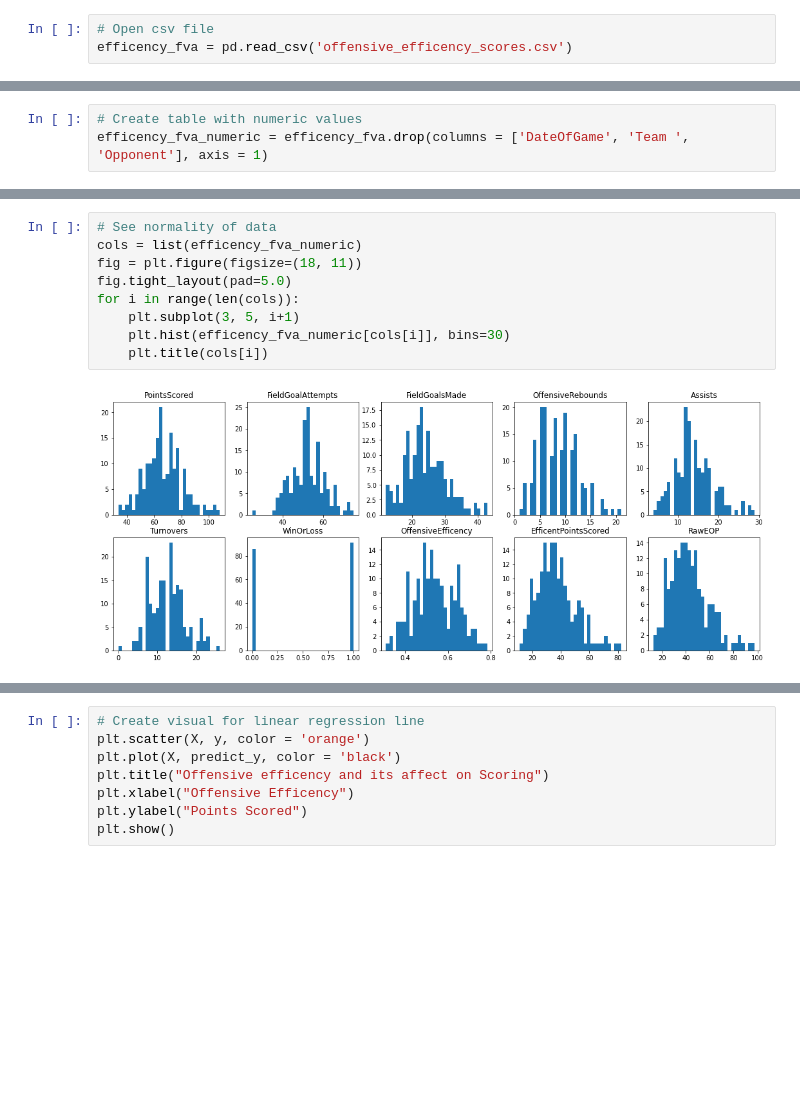
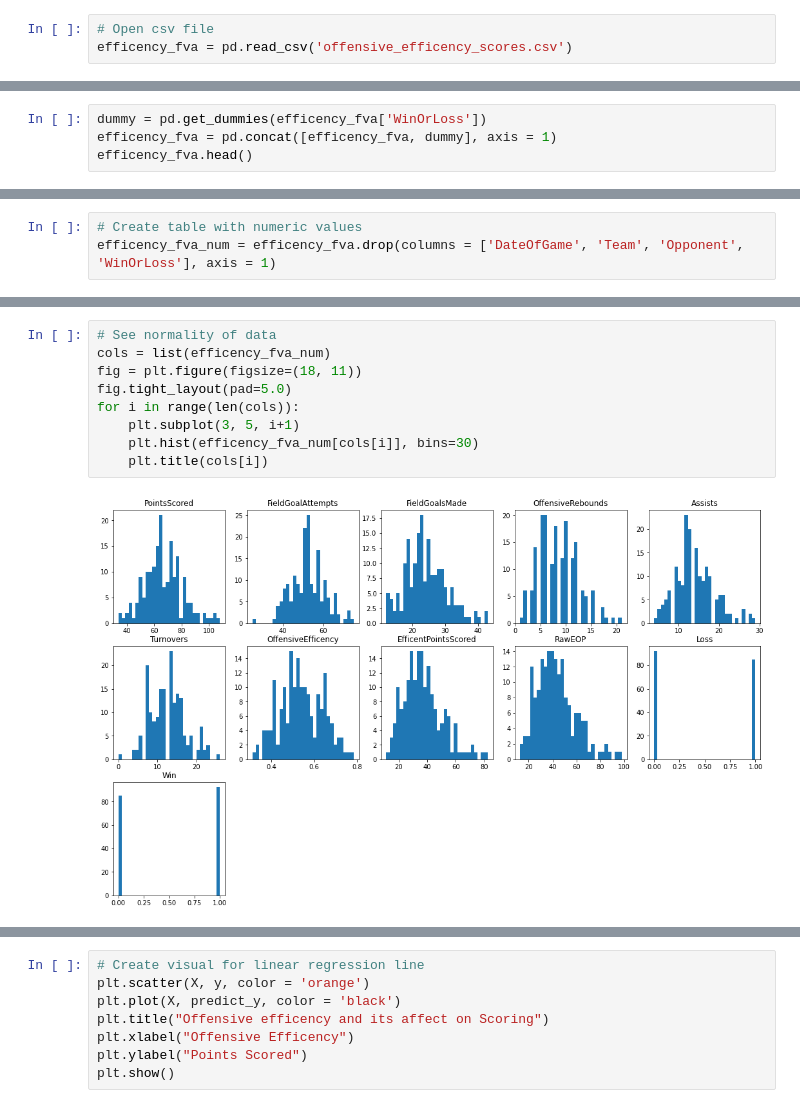
Before and after one commit to jreckin/FunAnalyticalStuff, a Jupyter notebook: offensive_efficency.ipynb, the cells around one changed output, grey strips where cells are left out. Saved outputs shown, nothing was run; the diff lists cells and outputs as text; blank space fills up the shorter version.

```diff
--- a/offensive_efficency.ipynb
+++ b/offensive_efficency.ipynb
@@ -19,3 +19,7 @@ efficency_fva.head()
 | 2 | 12/8/2020 | Kaukauna | Appleton East | 86 | 56 | 27 | 6 | ... |
 | 3 | 12/11/2020 | Kaukauna | Hortonville | 72 | 55 | 25 | 12 | ... |
 | 4 | 12/12/2020 | Kaukauna | De Pere | 61 | 54 | 21 | 6 | ... |
+# %%
+dummy = pd.get_dummies(efficency_fva['WinOrLoss'])
+efficency_fva = pd.concat([efficency_fva, dummy], axis = 1)
+efficency_fva.head()
@@ -22,3 +33,3 @@ efficency_fva.head()
 # %%
 # Create table with numeric values
-efficency_fva_numeric = efficency_fva.drop(columns = ['DateOfGame', 'Team ', 'Opponent'], axis = 1)
+efficency_fva_num = efficency_fva.drop(columns = ['DateOfGame', 'Team', 'Opponent', 'WinOrLoss'], axis = 1)
@@ -44,13 +64,13 @@ memory usage: 1.6 KB
 # %%
 # See normality of data
-cols = list(efficency_fva_numeric)
+cols = list(efficency_fva_num)
 fig = plt.figure(figsize=(18, 11))
 fig.tight_layout(pad=5.0)
 for i in range(len(cols)):
     plt.subplot(3, 5, i+1)
-    plt.hist(efficency_fva_numeric[cols[i]], bins=30)
+    plt.hist(efficency_fva_num[cols[i]], bins=30)
     plt.title(cols[i])
 # %% [output]
-[figure, old version]
+[figure, new version]
 # %%
 # Correlations
```
Also changed, not shown: parts of 56 cells of this notebook, 2 other files.
